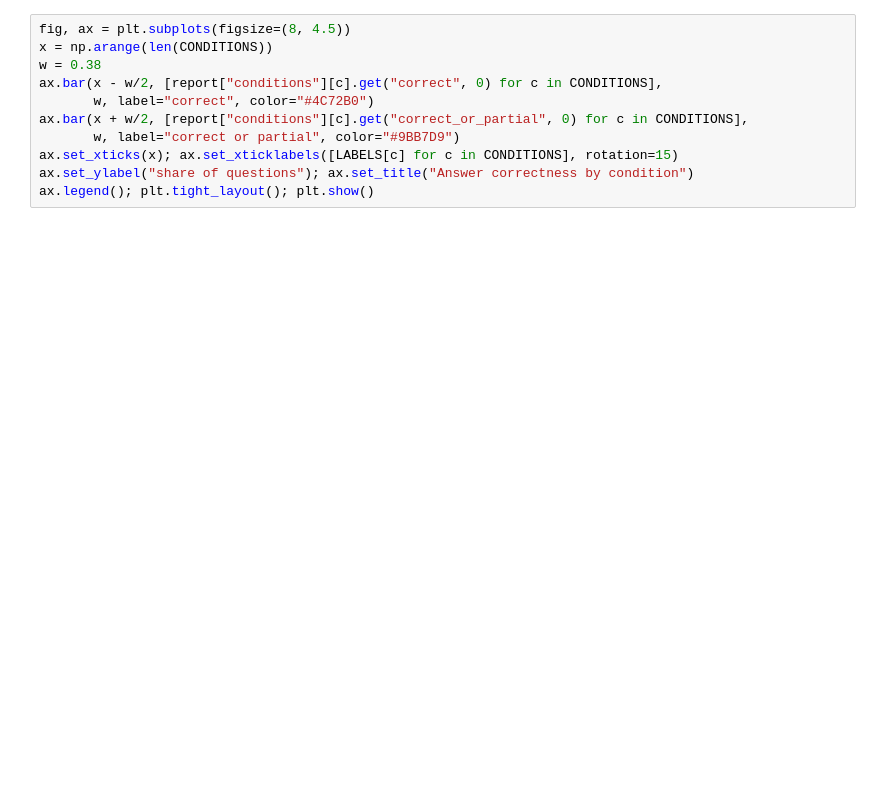
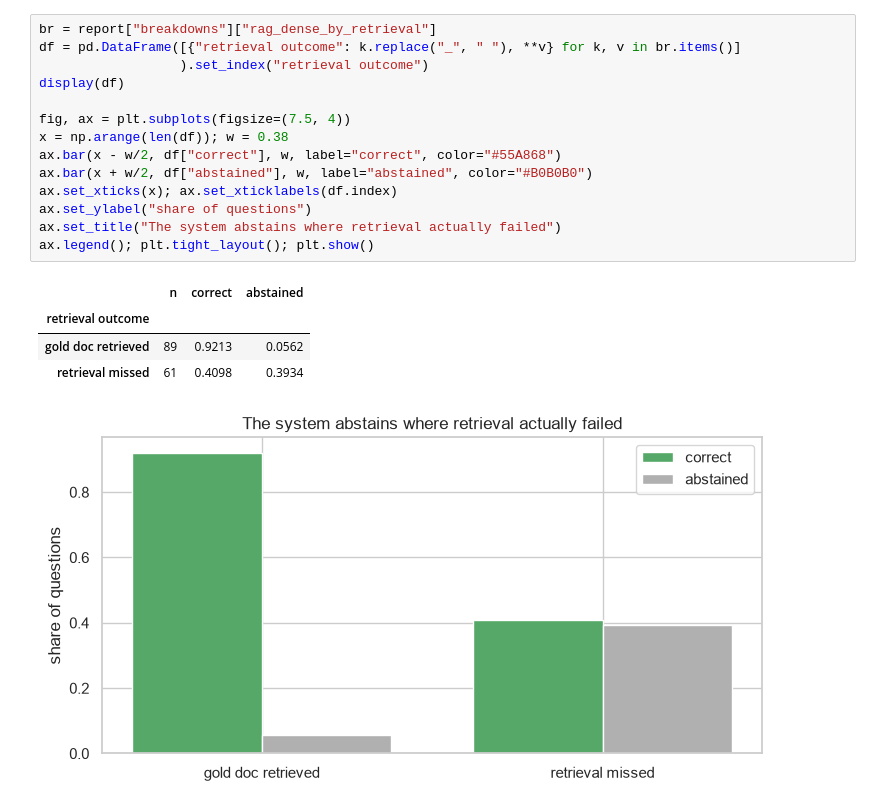
Before and after one commit to mcorona/AI-Projects, a Jupyter notebook: project-03-financial-rag/notebooks/03_answer_quality.ipynb, the cells around one changed output. Cells and saved outputs as stored; diff of their text form; blank space fills up the shorter version.

```diff
--- a/project-03-financial-rag/notebooks/03_answer_quality.ipynb
+++ b/project-03-financial-rag/notebooks/03_answer_quality.ipynb
@@ -89,11 +160,20 @@ judged
 # %%
-fig, ax = plt.subplots(figsize=(8, 4.5))
-x = np.arange(len(CONDITIONS))
-w = 0.38
-ax.bar(x - w/2, [report["conditions"][c].get("correct", 0) for c in CONDITIONS],
-       w, label="correct", color="#4C72B0")
-ax.bar(x + w/2, [report["conditions"][c].get("correct_or_partial", 0) for c in CONDITIONS],
-       w, label="correct or partial", color="#9BB7D9")
-ax.set_xticks(x); ax.set_xticklabels([LABELS[c] for c in CONDITIONS], rotation=15)
-ax.set_ylabel("share of questions"); ax.set_title("Answer correctness by condition")
+br = report["breakdowns"]["rag_dense_by_retrieval"]
+df = pd.DataFrame([{"retrieval outcome": k.replace("_", " "), **v} for k, v in br.items()]
+                  ).set_index("retrieval outcome")
+display(df)
+
+fig, ax = plt.subplots(figsize=(7.5, 4))
+x = np.arange(len(df)); w = 0.38
+ax.bar(x - w/2, df["correct"], w, label="correct", color="#55A868")
+ax.bar(x + w/2, df["abstained"], w, label="abstained", color="#B0B0B0")
+ax.set_xticks(x); ax.set_xticklabels(df.index)
+ax.set_ylabel("share of questions")
+ax.set_title("The system abstains where retrieval actually failed")
 ax.legend(); plt.tight_layout(); plt.show()
+# %% [output]
+|  | n | correct | abstained |
+| retrieval outcome |  |  |  |
+| gold doc retrieved | 89 | 0.9213 | 0.0562 |
+| retrieval missed | 61 | 0.4098 | 0.3934 |
+[figure, added]
```
Also changed, not shown: parts of 23 cells of this notebook, 6 other files.
